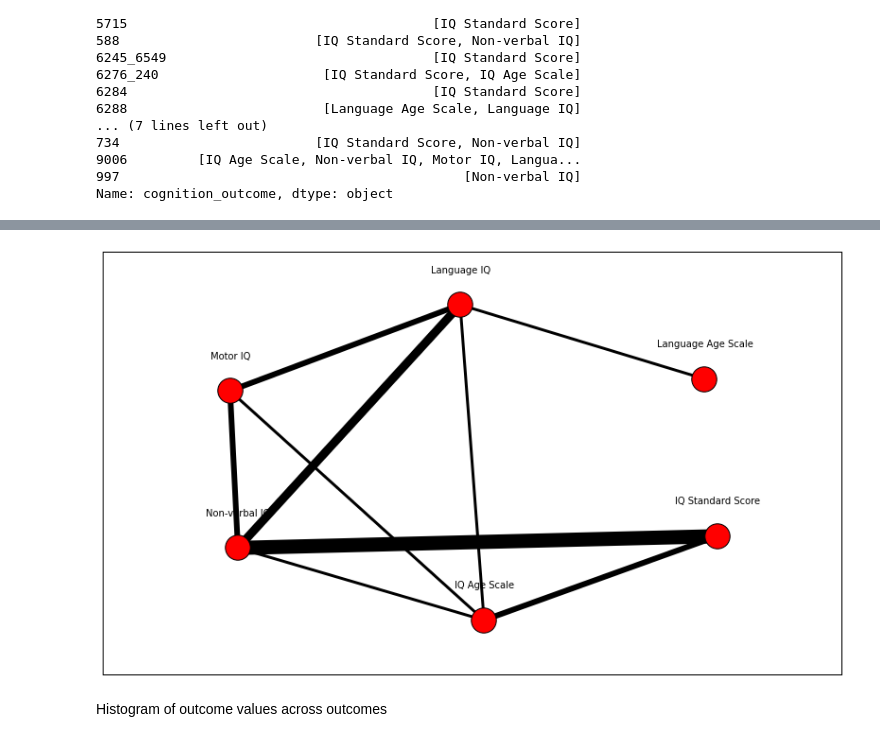
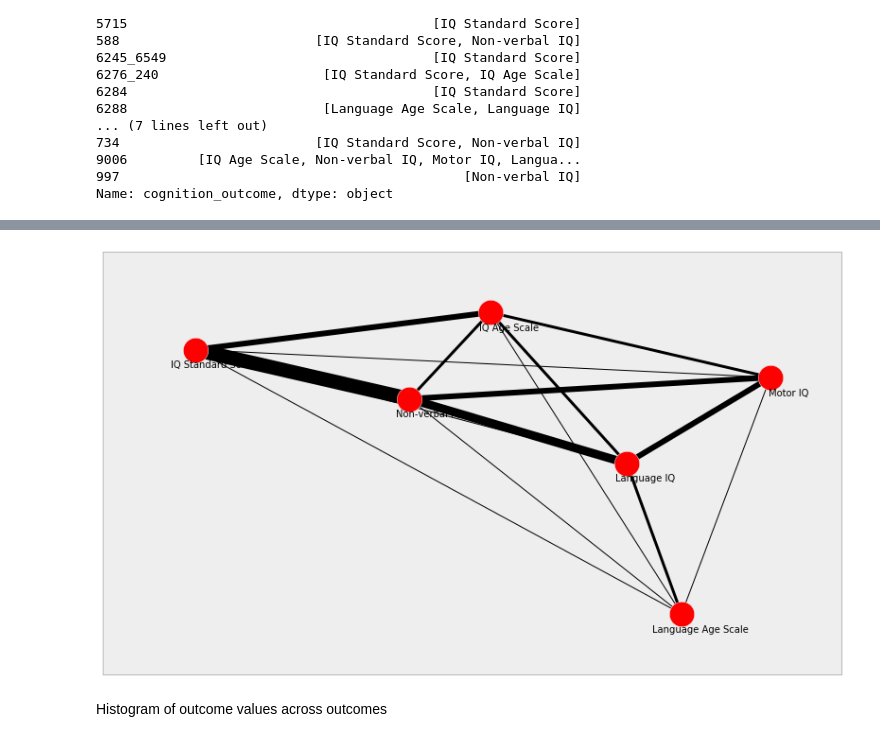
Before and after one commit to fonnesbeck/autism_intervention_MA, a Jupyter notebook: ASD Interventions Meta-analysis.ipynb, the cells around one changed output, grey strips where cells are left out. Saved outputs shown, nothing was run; the diff lists cells and outputs as text; code cells hidden in the pictures.

```diff
--- a/ASD Interventions Meta-analysis.ipynb
+++ b/ASD Interventions Meta-analysis.ipynb
@@ -274,4 +285,6 @@ G = nx.Graph()
 for n in nonzero_network:
     G.add_edge(n[0], n[1] ,weight=nonzero_network[n])
 
-pos = nx.graphviz_layout(G) #, prog="twopi")
+pos=nx.spring_layout(G)
+fig, ax = plt.subplots(figsize=(12, 8))
+nx.draw_networkx(G, pos=pos, ax=ax)
@@ -388,4 +404,6 @@ G2 = nx.Graph()
 for n in outcome_network:
     G2.add_edge(n[0], n[1], weight=outcome_network[n])
 
-pos2 = nx.graphviz_layout(G2) #, prog="twopi")
+pos2=nx.spring_layout(G2)
+fig, ax = plt.subplots(figsize=(12,8))
+nx.draw_networkx(G2, pos=pos2)
@@ -392,19 +412,19 @@ pos2 = nx.graphviz_layout(G2) #, prog="twopi")
 # %%
 plt.figure(figsize=(14,8))
-nx.draw_networkx_nodes(G2, pos2, node_size=700)
+nx.draw_networkx(G2, pos2, node_size=700, with_labels=False)
 
 for i in range(max(outcome_network.values())):
     # Generate edge with appropriate weight
     edge_i = [(u,v) for (u,v,d) in G2.edges(data=True) if d['weight']==(i+1)]
 
     nx.draw_networkx_edges(G2, pos2, edgelist=edge_i, width=(i+1)*3)
 
-pos_shifted2 = {p: (pos2[p][0], pos2[p][1]+10) for p in pos2}
+pos_shifted2 = {p: (pos2[p][0]+0.02, pos2[p][1]-0.05) for p in pos2}
 nx.draw_networkx_labels(G2, pos_shifted2, font_size=10, font_family='sans-serif')
 plt.gca().xaxis.set_major_locator(plt.NullLocator())
 plt.gca().yaxis.set_major_locator(plt.NullLocator());
 # %% [output]
-[figure, old version]
+[figure, new version]
 # %% [markdown]
 Histogram of outcome values across outcomes
 # %%
```
Also changed, not shown: parts of 39 cells of this notebook, 3 other files.
